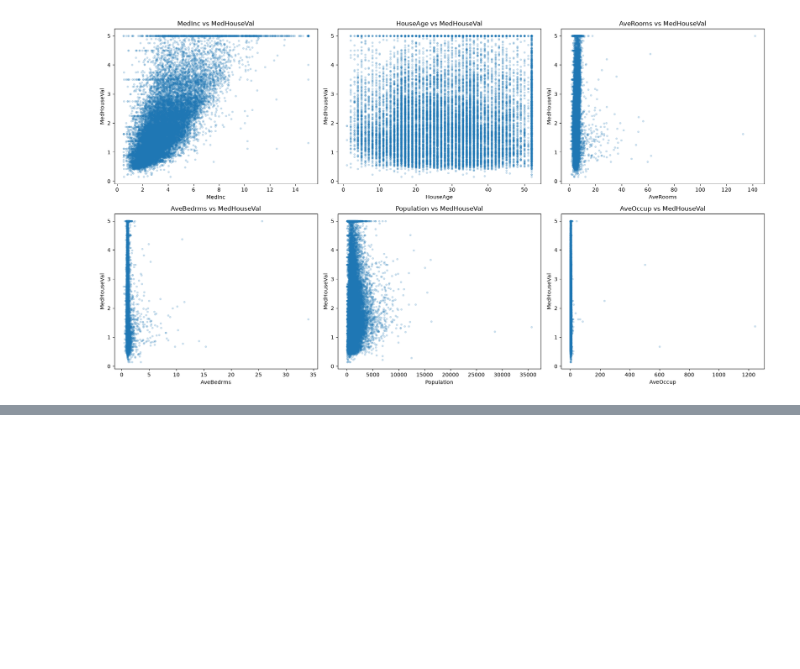
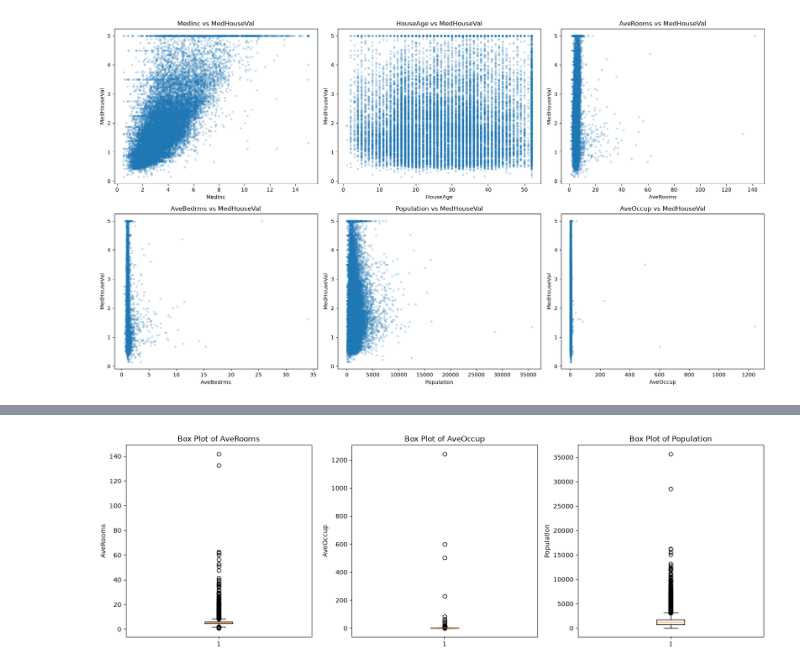
Before and after one commit to aaliya0704/House-Price-Predictor, a Jupyter notebook: house_price_predictor.ipynb, the cells around one changed output, grey strips where cells are left out. Saved outputs shown, nothing was run; the diff lists cells and outputs as text; code cells hidden in the pictures; blank space fills up the shorter version.

```diff
--- a/house_price_predictor.ipynb
+++ b/house_price_predictor.ipynb
@@ -306,0 +384,25 @@ correlation_matrix
+# %%
+# ACTION 8-----
+# Investigating the outliers using Box plots:
+features_to_check = [
+    "AveRooms",
+    "AveOccup",
+    "Population"
+]
+
+fig, axes = plt.subplots(
+    nrows=1,
+    ncols=3,
+    figsize=(15, 5)
+)
+
+for ax, feature in zip(axes, features_to_check):
+    ax.boxplot(df[feature])
+
+    ax.set_title(f"Box Plot of {feature}")
+    ax.set_ylabel(feature)
+
+plt.tight_layout()
+plt.show()
+# %% [output]
+[figure, added]
```
Also changed, not shown: parts of 6 cells of this notebook.
